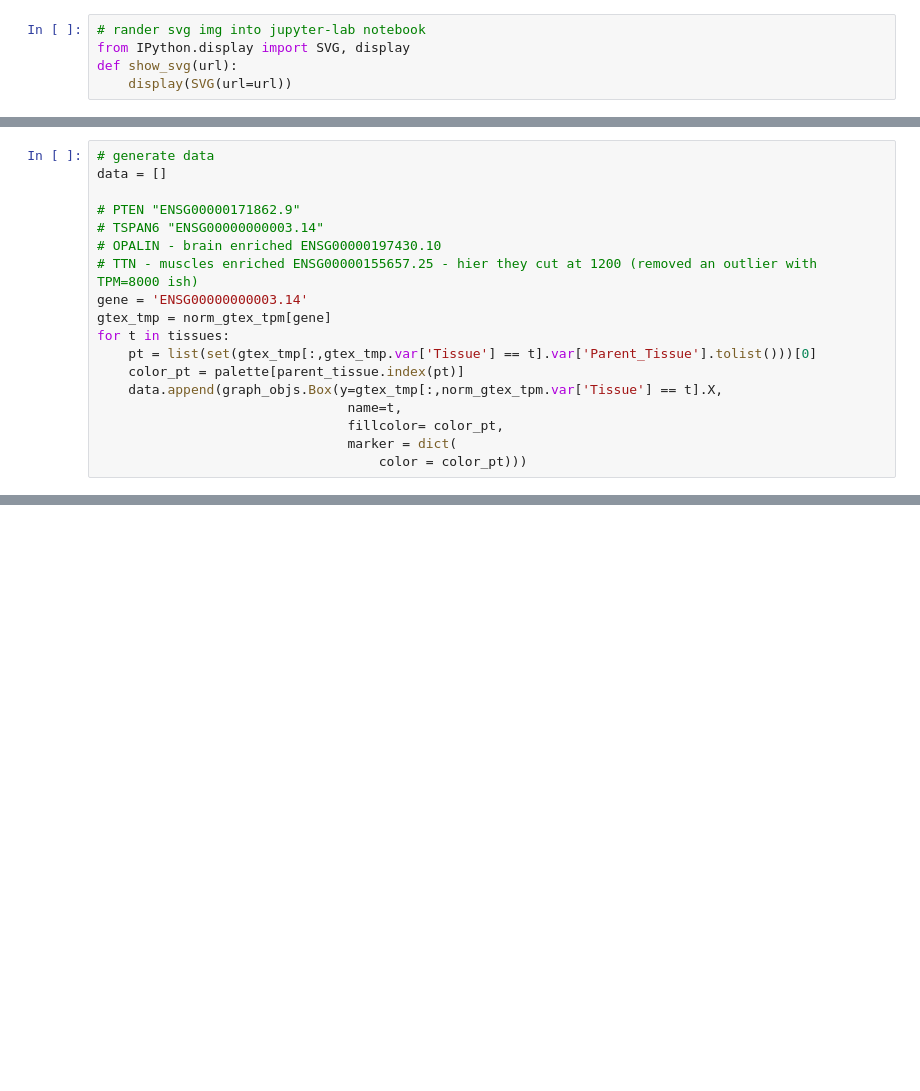
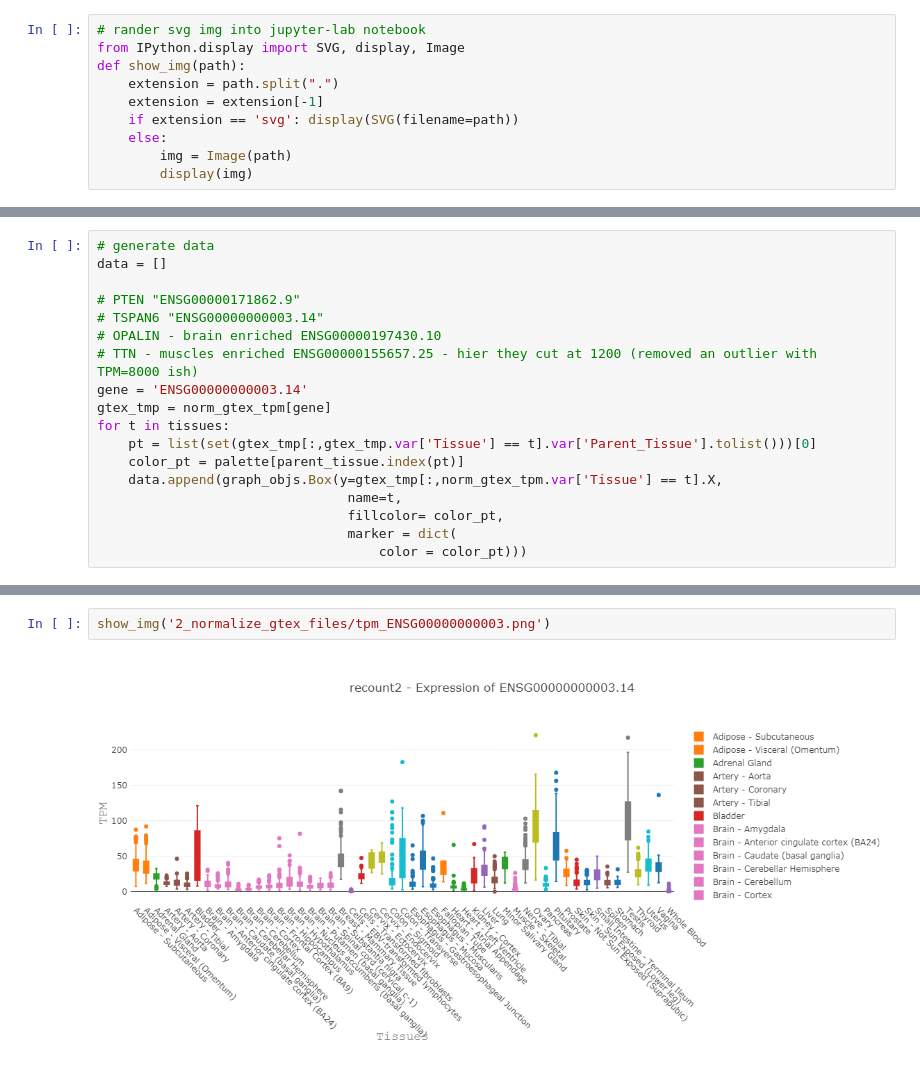
Before and after one commit to gagneurlab/rep, a Jupyter notebook: notebooks/preprocessing/2_normalize_gtex.ipynb, the cells around one changed output, grey strips where cells are left out. Saved outputs shown, nothing was run; the diff lists cells and outputs as text; blank space fills up the shorter version.

```diff
--- a/notebooks/preprocessing/2_normalize_gtex.ipynb
+++ b/notebooks/preprocessing/2_normalize_gtex.ipynb
@@ -188,9 +188,14 @@ Compare the parsed data with GTEx data online for several genes
 We compare the TPM of gene = 'ENSG00000000003.14' between the GTEx Portal results and the recount2 data (after the in-house preprocessing step). This ensures that the data what we use and the computation of TPM are correct.
 # %%
 # rander svg img into jupyter-lab notebook
-from IPython.display import SVG, display
-def show_svg(url):
-    display(SVG(url=url))
+from IPython.display import SVG, display, Image
+def show_img(path):
+    extension = path.split(".")
+    extension = extension[-1]
+    if extension == 'svg': display(SVG(filename=path))
+    else:
+        img = Image(path)
+        display(img)
 # %%
 # list of tissues and parent tissues
 tissues = sorted(list(set(norm_gtex_tpm.var['Tissue'].tolist())))
@@ -258,0 +260,4 @@ show_svg('file:///data/ouga/home/ag_gagneur/giurgiu/Downloads/gene-exp-plot.svg'
+# %%
+show_img('2_normalize_gtex_files/tpm_ENSG00000000003.png')
+# %% [output]
+[figure, added]
```
Also changed, not shown: parts of 2 cells of this notebook, 5 other files.
